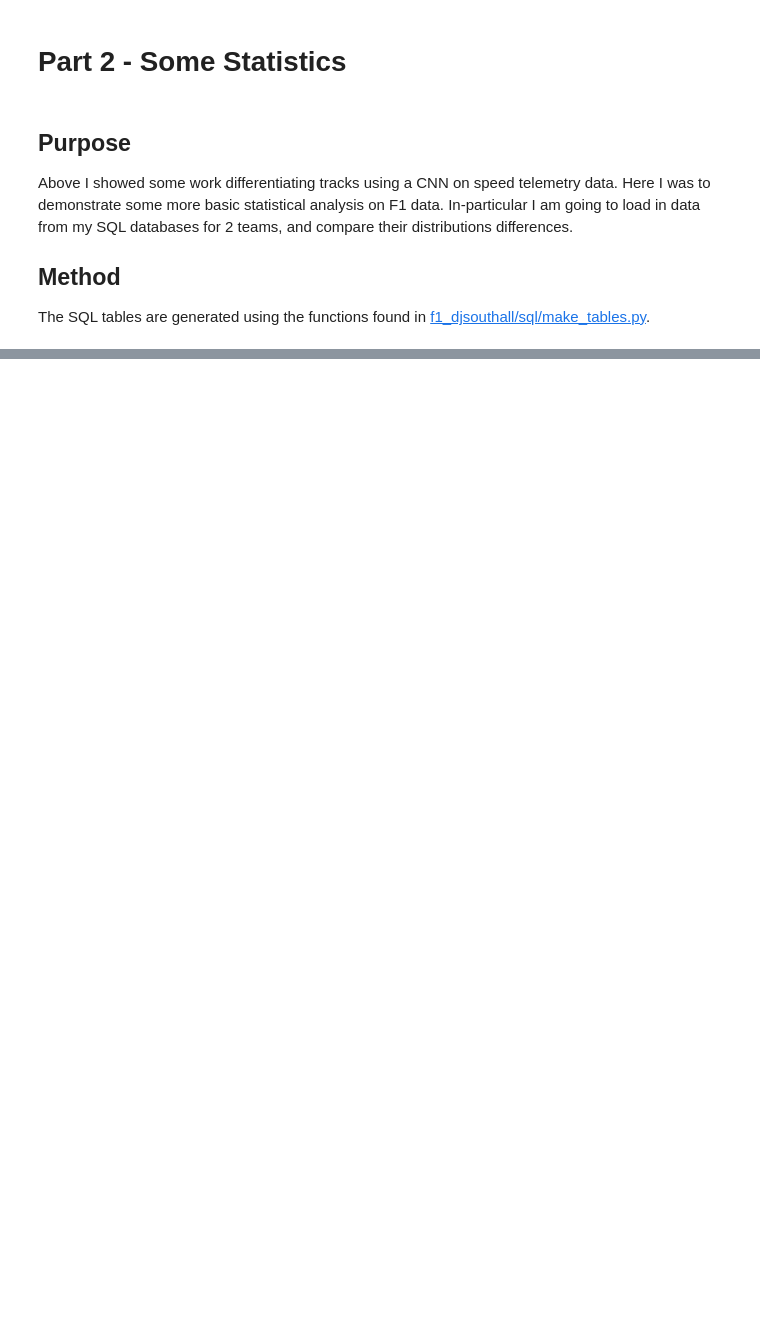
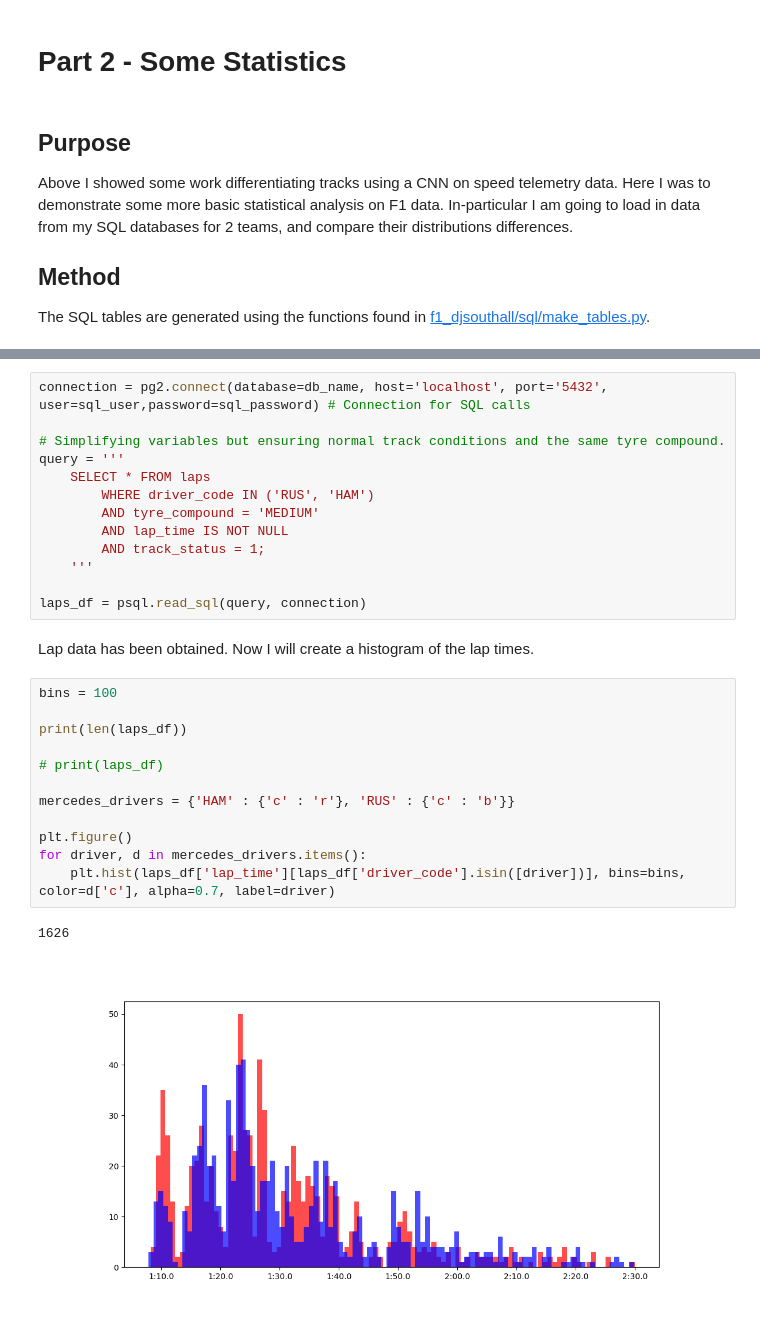
Before and after one commit to djsouthall/f1_djsouthall, a Jupyter notebook: examples/code_sample.ipynb, the cells around one changed output, grey strips where cells are left out. Saved outputs shown, nothing was run; the diff lists cells and outputs as text; blank space fills up the shorter version.

```diff
--- a/examples/code_sample.ipynb
+++ b/examples/code_sample.ipynb
@@ -437,0 +512,30 @@ The SQL tables are generated using the functions found in [f1_djsouthall/sql/mak
+# %%
+connection = pg2.connect(database=db_name, host='localhost', port='5432', user=sql_user,password=sql_password) # Connection for SQL calls
+
+# Simplifying variables but ensuring normal track conditions and the same tyre compound.
+query = '''
+    SELECT * FROM laps
+        WHERE driver_code IN ('RUS', 'HAM')
+        AND tyre_compound = 'MEDIUM'
+        AND lap_time IS NOT NULL
+        AND track_status = 1;
+    '''
+
+laps_df = psql.read_sql(query, connection)
+# %% [markdown]
+Lap data has been obtained.  Now I will create a histogram of the lap times.
+# %%
+bins = 100
+
+print(len(laps_df))
+
+# print(laps_df)
+
+mercedes_drivers = {'HAM' : {'c' : 'r'}, 'RUS' : {'c' : 'b'}}
+
+plt.figure()
+for driver, d in mercedes_drivers.items():
+    plt.hist(laps_df['lap_time'][laps_df['driver_code'].isin([driver])], bins=bins, color=d['c'], alpha=0.7, label=driver)
+# %% [output]
+1626
+[figure, added]
```
Also changed, not shown: parts of 9 cells of this notebook.
